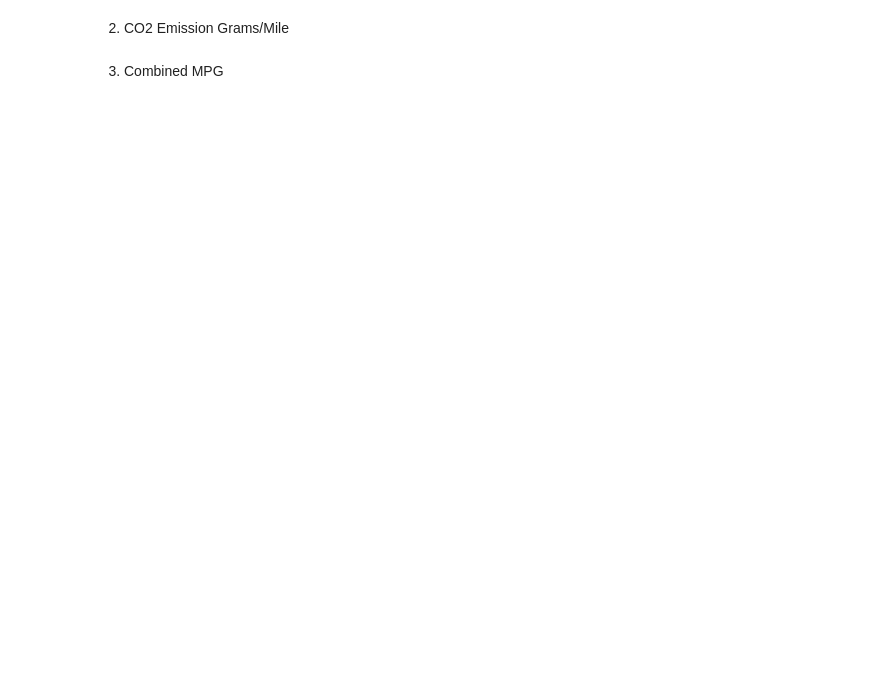
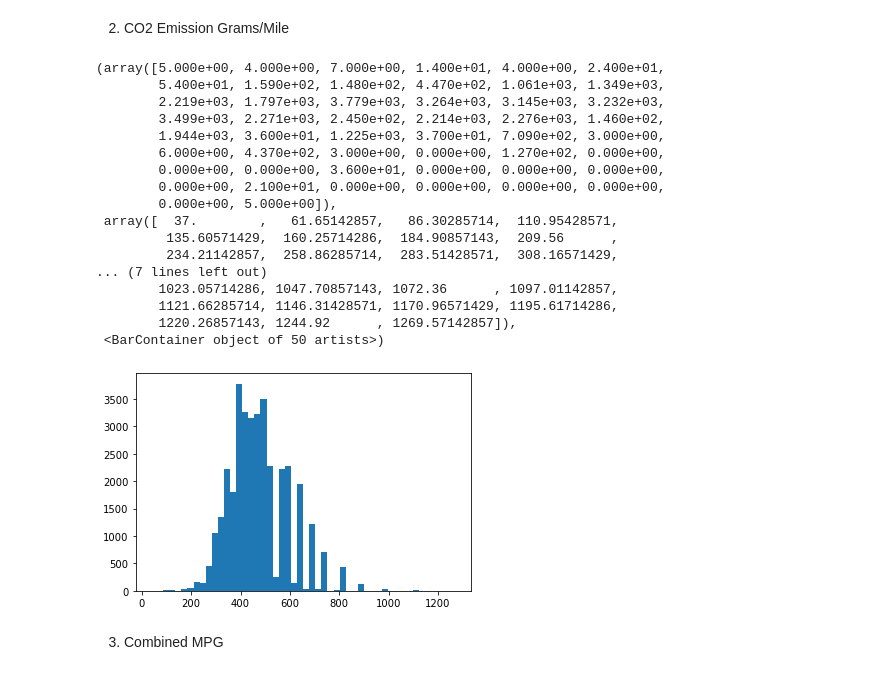
Before and after one commit to ta-data-pt-rmt/lab-prob-distributions, a Jupyter notebook: your-code/continuous.ipynb, the cells around one changed output. Drawn from its saved outputs; the diff is of its cells as text; code cells hidden in the pictures; blank space fills up the shorter version.

```diff
--- a/your-code/continuous.ipynb
+++ b/your-code/continuous.ipynb
@@ -80,6 +162,26 @@ Then plot the histograms for the following variables:
 2. CO2 Emission Grams/Mile
 # %%
 # your code here
+plt.hist(vehicles["CO2 Emission Grams/Mile"], 50)
+# %% [output]
+(array([5.000e+00, 4.000e+00, 7.000e+00, 1.400e+01, 4.000e+00, 2.400e+01,
+        5.400e+01, 1.590e+02, 1.480e+02, 4.470e+02, 1.061e+03, 1.349e+03,
+        2.219e+03, 1.797e+03, 3.779e+03, 3.264e+03, 3.145e+03, 3.232e+03,
+        3.499e+03, 2.271e+03, 2.450e+02, 2.214e+03, 2.276e+03, 1.460e+02,
+        1.944e+03, 3.600e+01, 1.225e+03, 3.700e+01, 7.090e+02, 3.000e+00,
+        6.000e+00, 4.370e+02, 3.000e+00, 0.000e+00, 1.270e+02, 0.000e+00,
+        0.000e+00, 0.000e+00, 3.600e+01, 0.000e+00, 0.000e+00, 0.000e+00,
+        0.000e+00, 2.100e+01, 0.000e+00, 0.000e+00, 0.000e+00, 0.000e+00,
+        0.000e+00, 5.000e+00]),
+ array([  37.        ,   61.65142857,   86.30285714,  110.95428571,
+         135.60571429,  160.25714286,  184.90857143,  209.56      ,
+         234.21142857,  258.86285714,  283.51428571,  308.16571429,
+... (7 lines left out)
+        1023.05714286, 1047.70857143, 1072.36      , 1097.01142857,
+        1121.66285714, 1146.31428571, 1170.96571429, 1195.61714286,
+        1220.26857143, 1244.92      , 1269.57142857]),
+ <BarContainer object of 50 artists>)
+[figure, added]
 # %% [markdown]
 3. Combined MPG
 # %%
```
Also changed, not shown: parts of 20 cells of this notebook, 1 other file.
